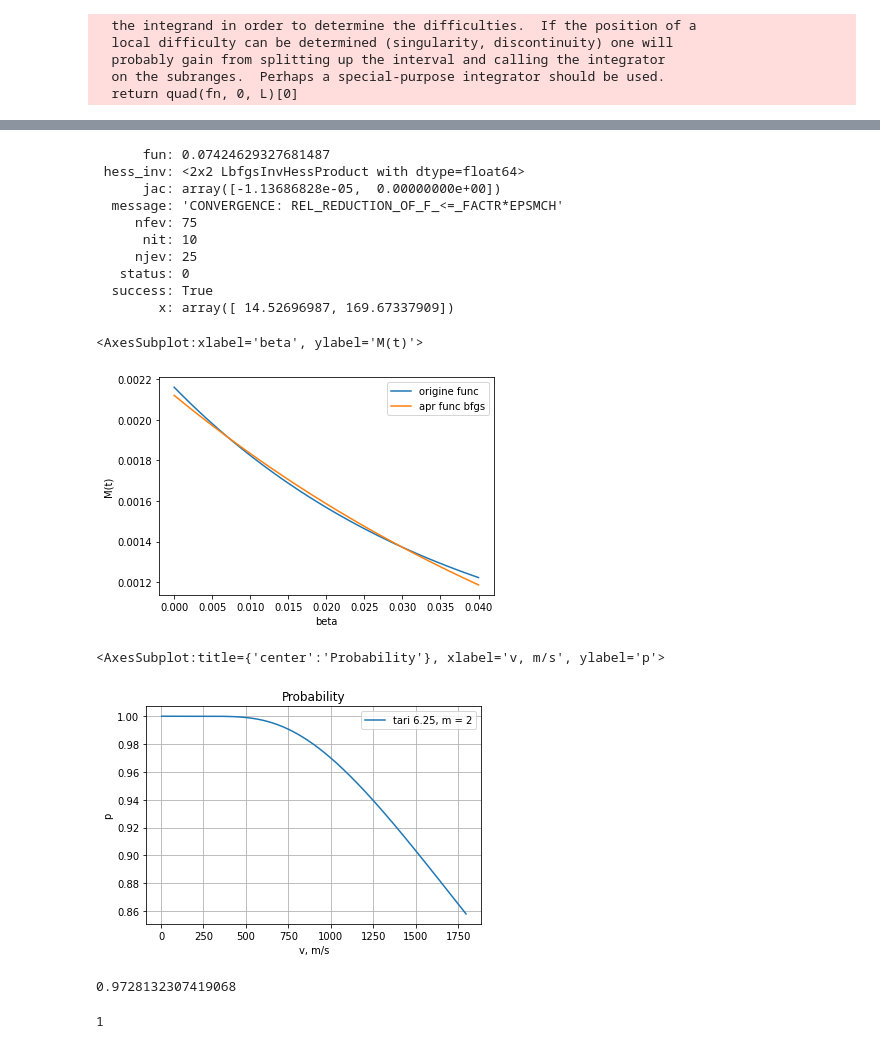
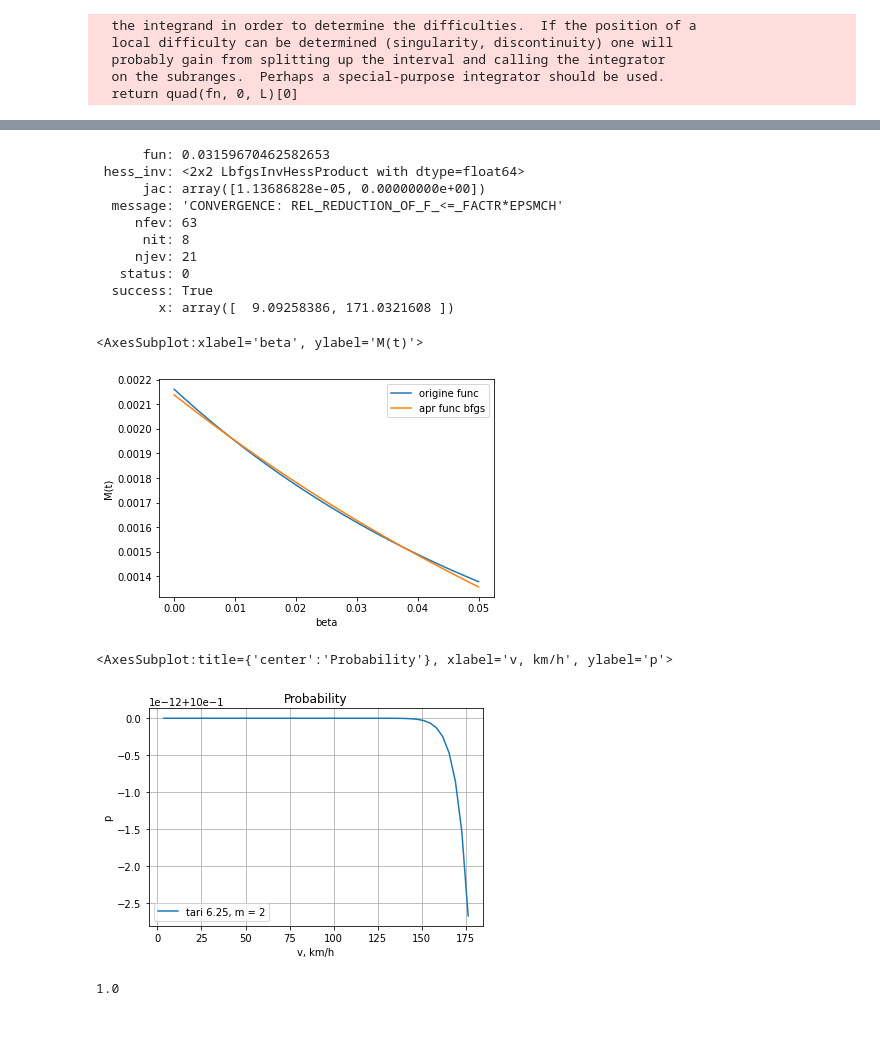
Before and after one commit to FenikL/rfid_project, a Jupyter notebook: experiments/estimate_ber_as_func.ipynb, the cells around one changed output, grey strips where cells are left out. Saved outputs shown, nothing was run; the diff lists cells and outputs as text; code cells hidden in the pictures.

```diff
--- a/experiments/estimate_ber_as_func.ipynb
+++ b/experiments/estimate_ber_as_func.ipynb
@@ -17,5 +22,5 @@ The autoreload extension is already loaded. To reload it, use:
 m = 4
 tari = 12.5
 trext = 0
-MAX_BER = 0.04
+MAX_BER = 0.05
 MICRO = 1e-6
@@ -40,7 +47,7 @@ duration_event = variables.get_duration_event(duration_from_reader,
 # %%
 DR = variables.DR
 L = variables.AREA_LENGTH
-l1 = variables.RN16_LENGTH + preamble.tag_preamble_len + 1
+l1 = variables.RN16_LENGTH
 #N0 = 22 * 1.25
 N0 = duration_from_reader.query / (tari * MICRO)
 #N1 = 3 + (16+10)*3*m/DR + 3.75
@@ -109,14 +118,7 @@ get_plot_ber(tari)
 [figure]
 # %%
 def ber_func_from_x(x):
-    variables_by_tari = variables.get_variables_from_tari(tari)
-    bitrate = variables.get_bitrate(variables_by_tari.rtcal,
-                                    variables_by_tari.blf,
-                                    m)
-    preamble = variables.get_preamble(tari, variables_by_tari.rtcal,
-                                        variables_by_tari.trcal,
-                                        trext, m)
-    rx = (snr_to_ber.get_tag_power(x)-1)
+    rx = (snr_to_ber.get_tag_power(x)-0.5)
     snr = snr_to_ber.get_snr(rx_power=rx,m=m,
                                 preamble_duration=preamble.tag_preamble_len/bitrate.tag_bitrate,
                                 blf=variables_by_tari.blf)
@@ -251,23 +236,23 @@ res_Q1_Q2_bfgs = minimize(get_Q1_and_Q2, x0, method='L-BFGS-B', bounds=bnds, opt
 # %%
 res_Q1_Q2_bfgs
 # %% [output]
-      fun: 0.07424629327681487
+      fun: 0.03159670462582653
  hess_inv: <2x2 LbfgsInvHessProduct with dtype=float64>
-      jac: array([-1.13686828e-05,  0.00000000e+00])
+      jac: array([1.13686828e-05, 0.00000000e+00])
   message: 'CONVERGENCE: REL_REDUCTION_OF_F_<=_FACTR*EPSMCH'
-     nfev: 75
-      nit: 10
-     njev: 25
+     nfev: 63
+      nit: 8
+     njev: 21
    status: 0
   success: True
-        x: array([ 14.52696987, 169.67337909])
+        x: array([  9.09258386, 171.0321608 ])
 # %%
 def test_origine_func(beta):
-    return (N0 + N1 + (N2 - N1) * np.exp(-beta * l1)) * tari * 1e-6
+    return (N0 + N1 + (N2 - N1) * np.exp(-beta * l1)) * tari * MICRO
 def test_apr_func(beta, res_Q1_Q2_bfgs):
     Q_ = res_Q1_Q2_bfgs.x[1]
     L_ = res_Q1_Q2_bfgs.x[0]
-    return 1e-6 * tari * Q_ * np.exp(-beta * L_)
+    return MICRO * tari * Q_ * np.exp(-beta * L_)
 
 
 
@@ -279,20 +264,16 @@ compafe_func["apr func bfgs"] = [test_apr_func(beta, res_Q1_Q2_bfgs) for beta in
 compafe_func.plot(x="beta", ylabel="M(t)")
 # %% [output]
 <AxesSubplot:xlabel='beta', ylabel='M(t)'>
-[figure, old version]
+[figure, new version]
 # %%
 plot_theor = pd.DataFrame()
-plot_theor['v, m/s'] = [v*3.6 for v in range(1, 500)]
-plot_theor['tari 6.25, m = 2'] = [num_int(Q1=res_Q1_Q2_bfgs.x[0], Q2=res_Q1_Q2_bfgs.x[1], Q=16+128+2*preamble.tag_preamble_len+1, V=v, T=(N0+N2)*tari*1e-6, dt=tari*1e-6, L=L, B=B) for v in range(1, 500)]
-plot_theor.plot(x='v, m/s', ylabel='p', grid=True, title='Probability')
+plot_theor['v, km/h'] = [v*3.6 for v in range(1, 50)]
+plot_theor['tari 6.25, m = 2'] = [num_int(Q1=res_Q1_Q2_bfgs.x[0], Q2=res_Q1_Q2_bfgs.x[1], Q=16+128, V=v, T=(N0+N2)*tari*MICRO, dt=tari*MICRO, L=L, B=B) for v in range(1, 50)]
+plot_theor.plot(x='v, km/h', ylabel='p', grid=True, title='Probability')
 # %% [output]
-<AxesSubplot:title={'center':'Probability'}, xlabel='v, m/s', ylabel='p'>
+<AxesSubplot:title={'center':'Probability'}, xlabel='v, km/h', ylabel='p'>
-[figure, old version]
+[figure, new version]
 # %%
-num_int(Q1=res_Q1_Q2_bfgs.x[0], Q2=res_Q1_Q2_bfgs.x[1], Q=16+128, V=50, T=(N0+N2)*tari*1e-6, dt=tari*1e-6, L=L, B=B)
+num_int(Q1=res_Q1_Q2_bfgs.x[0], Q2=res_Q1_Q2_bfgs.x[1], Q=16+128, V=50, T=(N0+N2)*tari*1e-6, dt=tari*1e-6, L=8, B=B)
 # %% [output]
-0.9728132307419068
+1.0
-# %%
-m
-# %% [output]
-1
```
Also changed, not shown: parts of 11 cells of this notebook.
